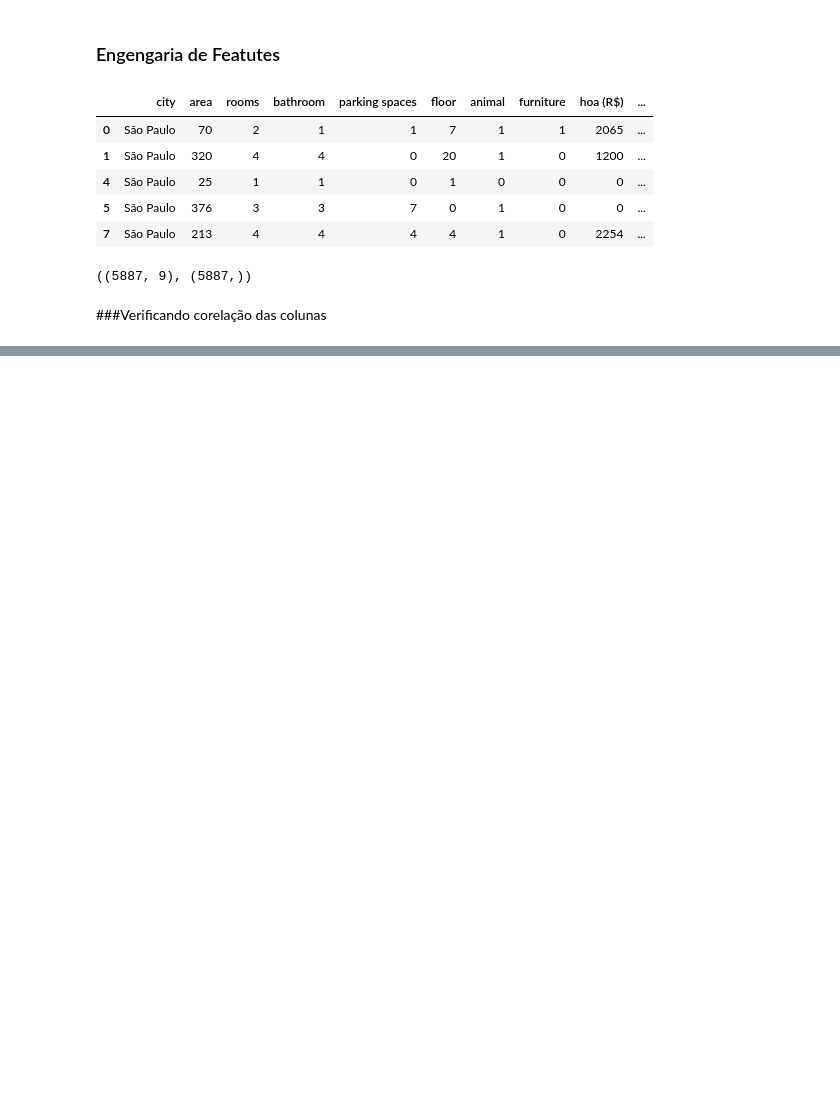
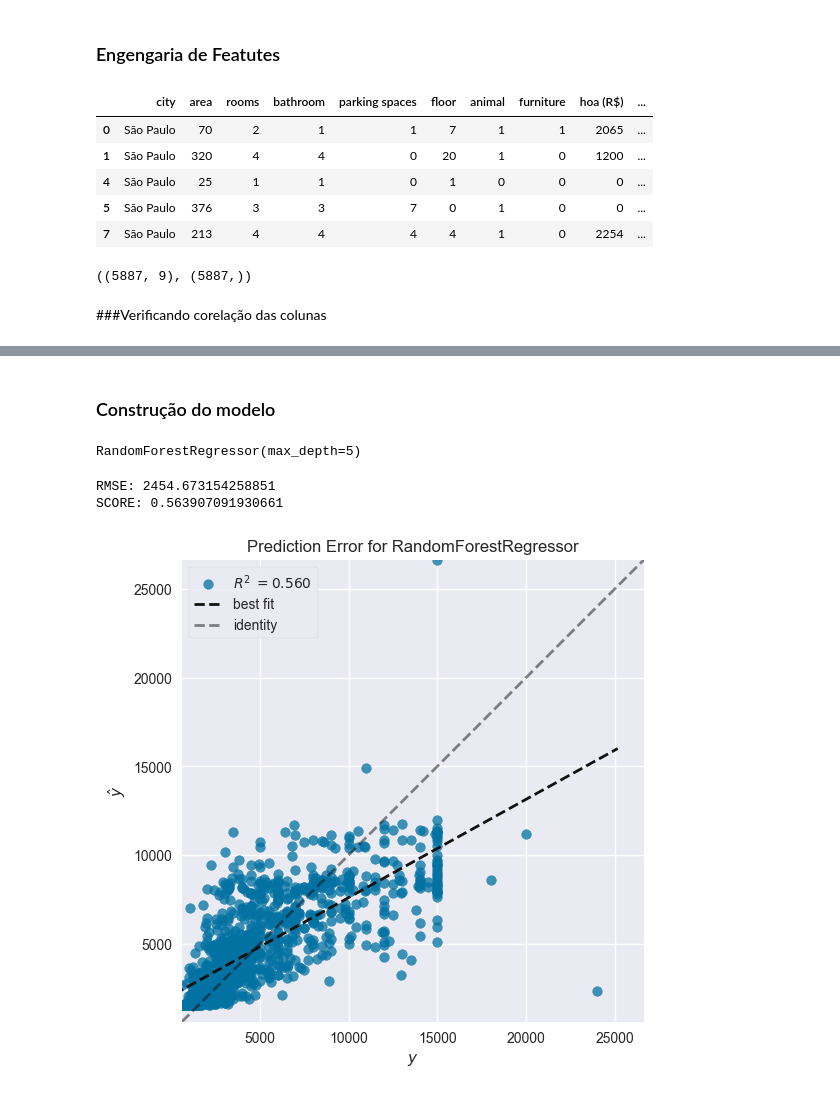
Before and after one commit to denisbrunom/Precificacao_aluguel, a Jupyter notebook: house.ipynb, the cells around one changed output, grey strips where cells are left out. Cells and saved outputs as stored; diff of their text form; code cells hidden in the pictures; blank space fills up the shorter version.

```diff
--- a/house.ipynb
+++ b/house.ipynb
@@ -283,0 +339,41 @@ ImportError: cannot import name 'Rank2D' from 'yellowbrick' (c:\Users\DenisBruno
+# %% [markdown]
+### Construção do modelo
+# %%
+#Modelo Random Forest Regression
+from sklearn.ensemble import RandomForestRegressor
+
+#Instanciar modelo
+Modelo_Floresta = RandomForestRegressor( max_depth = 5 )
+
+#Fitar
+Modelo_Floresta.fit(x_treino, y_treino)
+# %% [output]
+RandomForestRegressor(max_depth=5)
+# %%
+#Avaliar performance
+Previsoes = Modelo_Floresta.predict(x_teste)
+
+#Funcao para avaliar
+from sklearn.metrics import mean_squared_error, r2_score
+from math import sqrt
+
+#avaliando o modelo performance
+print(f'RMSE: { sqrt( mean_squared_error(y_teste, Previsoes ) ) } ')
+print(f'SCORE: { r2_score( y_teste, Previsoes ) } ')
+# %% [output]
+RMSE: 2454.673154258851
+SCORE: 0.563907091930661
+# %%
+#Avaliando YellowBrick
+from yellowbrick.regressor import PredictionError
+
+#Instanciar
+Modelo = RandomForestRegressor(max_depth=5)
+Erro_modelo = PredictionError(Modelo)
+
+#Fitar
+Erro_modelo.fit(x_treino, y_treino)
+Erro_modelo.score(x_teste, y_teste)
+Erro_modelo.show();
+# %% [output]
+[figure, added]
```
Also changed, not shown: parts of 6 cells of this notebook.
